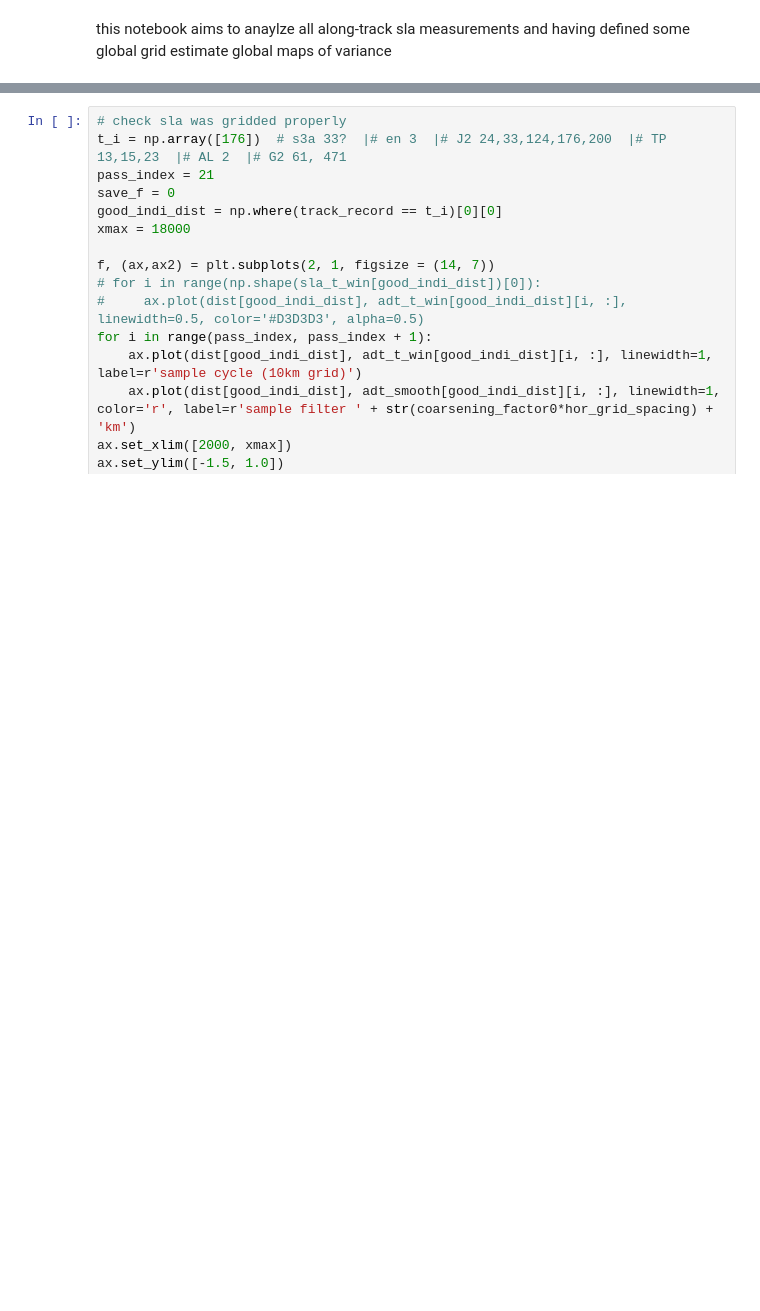
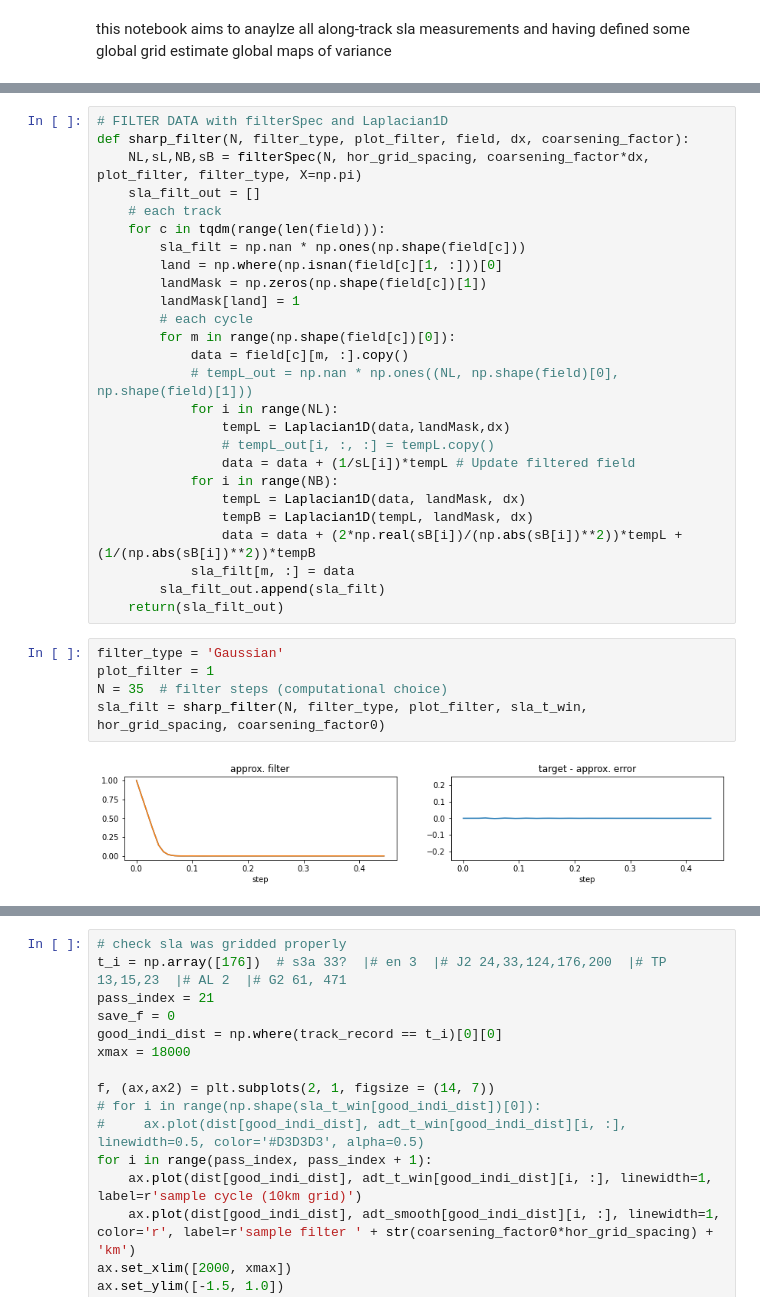
Before and after one commit to ocean-eddy-cpt/WP1T2-2D-EKE-Analysis, a Jupyter notebook: global_along_track.ipynb, the cells around one changed output, grey strips where cells are left out. Drawn from its saved outputs; the diff is of its cells as text; blank space fills up the shorter version.

```diff
--- a/global_along_track.ipynb
+++ b/global_along_track.ipynb
@@ -294 +322,34 @@ plt.show()
+# %%
+# FILTER DATA with filterSpec and Laplacian1D
+def sharp_filter(N, filter_type, plot_filter, field, dx, coarsening_factor):
+    NL,sL,NB,sB = filterSpec(N, hor_grid_spacing, coarsening_factor*dx, plot_filter, filter_type, X=np.pi)
+    sla_filt_out = []
+    # each track
+    for c in tqdm(range(len(field))):
+        sla_filt = np.nan * np.ones(np.shape(field[c]))
+        land = np.where(np.isnan(field[c][1, :]))[0]
+        landMask = np.zeros(np.shape(field[c])[1])
+        landMask[land] = 1
+        # each cycle
+        for m in range(np.shape(field[c])[0]):
+            data = field[c][m, :].copy()
+            # tempL_out = np.nan * np.ones((NL, np.shape(field)[0], np.shape(field)[1]))
+            for i in range(NL):
+                tempL = Laplacian1D(data,landMask,dx)
+                # tempL_out[i, :, :] = tempL.copy()
+                data = data + (1/sL[i])*tempL # Update filtered field
+            for i in range(NB):
+                tempL = Laplacian1D(data, landMask, dx)
+                tempB = Laplacian1D(tempL, landMask, dx)
+                data = data + (2*np.real(sB[i])/(np.abs(sB[i])**2))*tempL + (1/(np.abs(sB[i])**2))*tempB
+            sla_filt[m, :] = data
+        sla_filt_out.append(sla_filt)
+    return(sla_filt_out)
+# %%
+filter_type = 'Gaussian'
+plot_filter = 1
+N = 35  # filter steps (computational choice)
+sla_filt = sharp_filter(N, filter_type, plot_filter, sla_t_win, hor_grid_spacing, coarsening_factor0)
+# %% [output]
+[figure, added]
 # %%
```
Also changed, not shown: parts of 39 cells of this notebook, 2 other files.
